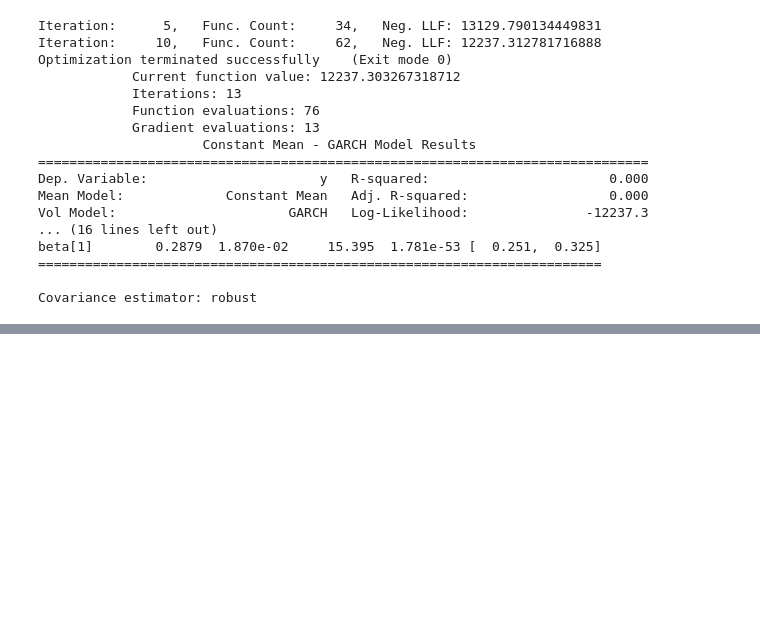
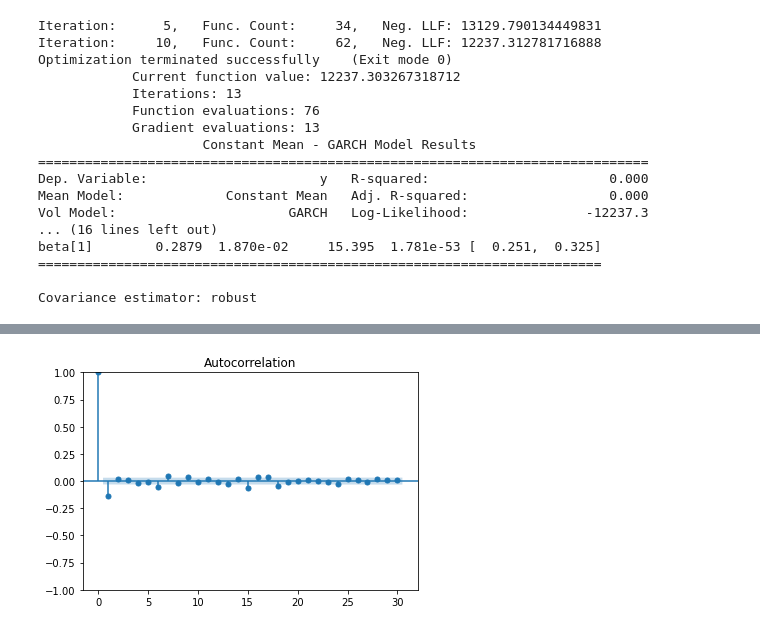
Before and after one commit to emaleleblu/Prova_1, a Jupyter notebook: garch.ipynb, the cells around one changed output, grey strips where cells are left out. Saved outputs shown, nothing was run; the diff lists cells and outputs as text; code cells hidden in the pictures; blank space fills up the shorter version.

```diff
--- a/garch.ipynb
+++ b/garch.ipynb
@@ -65,0 +146,10 @@ Covariance estimator: robust
+# %%
+#Possiamo vedere una chiara evidenza di correlazione seriale nei residui quadratici,
+# portandoci alla conclusione che la serie dei rendimenti logaritmici differenziati dell’S&P 500 presenta un comportamento  di eteroschedasticità condizionata
+
+#A  questo punto siamo in grado di adattare un modello GARCH
+
+from arch import arch_model
+
+am = arch_model(LogRet, vol='garch')
+res = am.fit(update_freq=5)
@@ -65,0 +170,6 @@ Covariance estimator: robust
+# %%
+resid = res.resid
+plot_acf(resid, alpha=0.05, lags=30)
+plt.show()
+# %% [output]
+[figure, added]
```
Also changed, not shown: parts of 9 cells of this notebook.
